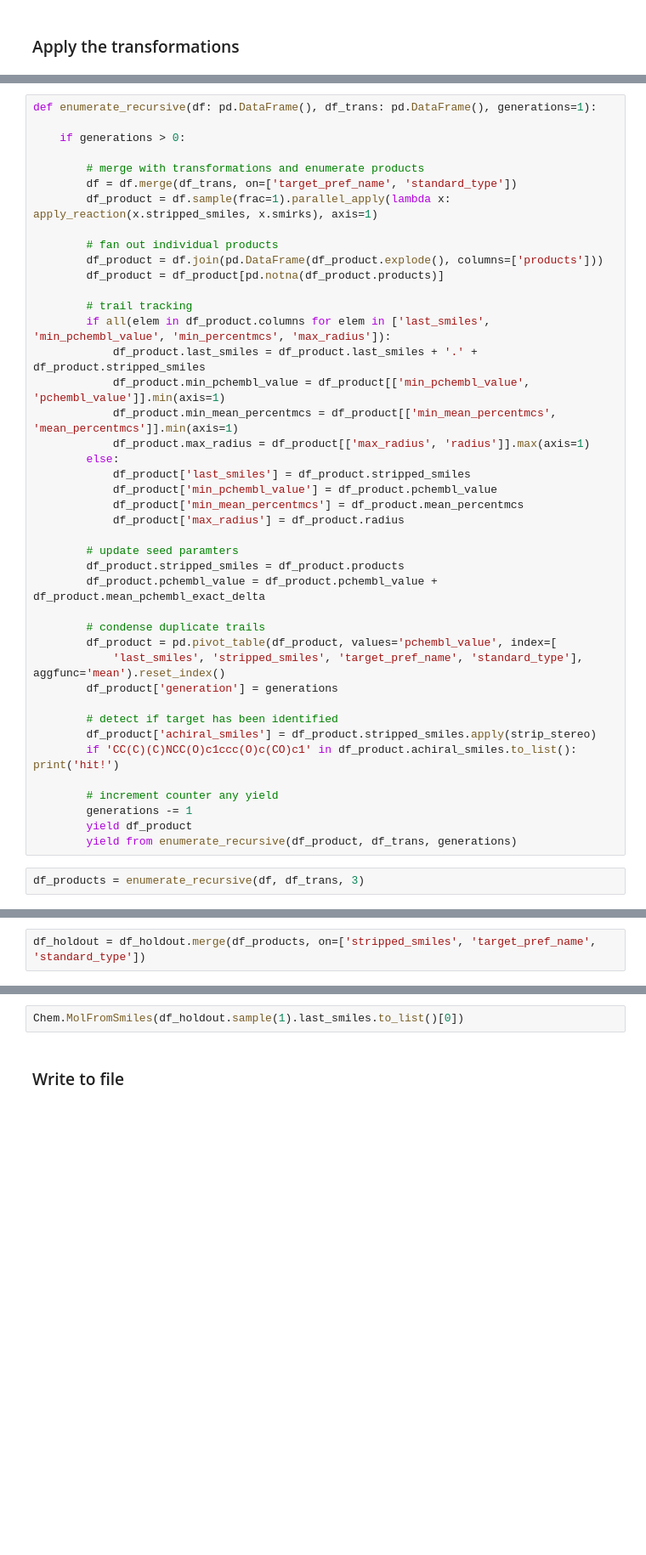
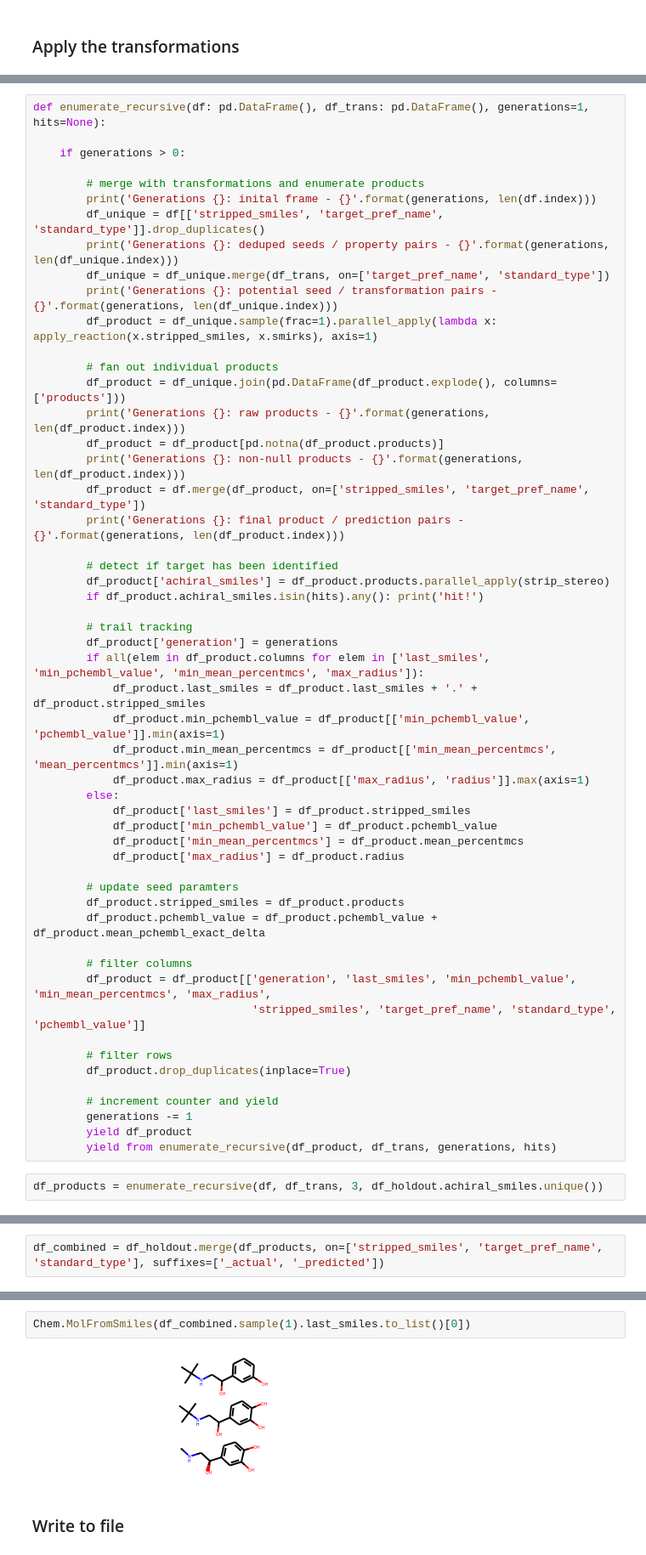
Before and after one commit to warner121/wizepair2, a Jupyter notebook: notebooks/beta2/beta2_agonists_part4.ipynb, the cells around one changed output, grey strips where cells are left out. Shown: that part at 85% size. Cells and saved outputs as stored; diff of their text form; blank space fills up the shorter version.

```diff
--- a/notebooks/beta2/beta2_agonists_part4.ipynb
+++ b/notebooks/beta2/beta2_agonists_part4.ipynb
@@ -42,18 +43,31 @@ def apply_reaction(smiles, smirks):
 # %%
-def enumerate_recursive(df: pd.DataFrame(), df_trans: pd.DataFrame(), generations=1):
+def enumerate_recursive(df: pd.DataFrame(), df_trans: pd.DataFrame(), generations=1, hits=None):
 
     if generations > 0:
 
         # merge with transformations and enumerate products
-        df = df.merge(df_trans, on=['target_pref_name', 'standard_type'])
-        df_product = df.sample(frac=1).parallel_apply(lambda x: apply_reaction(x.stripped_smiles, x.smirks), axis=1)
+        print('Generations {}: inital frame - {}'.format(generations, len(df.index)))
+        df_unique = df[['stripped_smiles', 'target_pref_name', 'standard_type']].drop_duplicates()
+        print('Generations {}: deduped seeds / property pairs - {}'.format(generations, len(df_unique.index)))
+        df_unique = df_unique.merge(df_trans, on=['target_pref_name', 'standard_type'])
+        print('Generations {}: potential seed / transformation pairs - {}'.format(generations, len(df_unique.index)))
+        df_product = df_unique.sample(frac=1).parallel_apply(lambda x: apply_reaction(x.stripped_smiles, x.smirks), axis=1)
 
         # fan out individual products
-        df_product = df.join(pd.DataFrame(df_product.explode(), columns=['products']))
+        df_product = df_unique.join(pd.DataFrame(df_product.explode(), columns=['products']))
+        print('Generations {}: raw products - {}'.format(generations, len(df_product.index)))
         df_product = df_product[pd.notna(df_product.products)]
+        print('Generations {}: non-null products - {}'.format(generations, len(df_product.index)))
+        df_product = df.merge(df_product, on=['stripped_smiles', 'target_pref_name', 'standard_type'])
+        print('Generations {}: final product / prediction pairs - {}'.format(generations, len(df_product.index)))
+
+        # detect if target has been identified
+        df_product['achiral_smiles'] = df_product.products.parallel_apply(strip_stereo)
+        if df_product.achiral_smiles.isin(hits).any(): print('hit!')
 
         # trail tracking
-        if all(elem in df_product.columns for elem in ['last_smiles', 'min_pchembl_value', 'min_percentmcs', 'max_radius']):
+        df_product['generation'] = generations
+        if all(elem in df_product.columns for elem in ['last_smiles', 'min_pchembl_value', 'min_mean_percentmcs', 'max_radius']):
             df_product.last_smiles = df_product.last_smiles + '.' + df_product.stripped_smiles
             df_product.min_pchembl_value = df_product[['min_pchembl_value', 'pchembl_value']].min(axis=1)
             df_product.min_mean_percentmcs = df_product[['min_mean_percentmcs', 'mean_percentmcs']].min(axis=1)
@@ -68,21 +82,19 @@ def enumerate_recursive(df: pd.DataFrame(), df_trans: pd.DataFrame(), generation
         df_product.stripped_smiles = df_product.products
         df_product.pchembl_value = df_product.pchembl_value + df_product.mean_pchembl_exact_delta
 
-        # condense duplicate trails
-        df_product = pd.pivot_table(df_product, values='pchembl_value', index=[
-            'last_smiles', 'stripped_smiles', 'target_pref_name', 'standard_type'], aggfunc='mean').reset_index()
-        df_product['generation'] = generations
+        # filter columns
+        df_product = df_product[['generation', 'last_smiles', 'min_pchembl_value', 'min_mean_percentmcs', 'max_radius',
+                                 'stripped_smiles', 'target_pref_name', 'standard_type', 'pchembl_value']]
 
-        # detect if target has been identified
-        df_product['achiral_smiles'] = df_product.stripped_smiles.apply(strip_stereo)
-        if 'CC(C)(C)NCC(O)c1ccc(O)c(CO)c1' in df_product.achiral_smiles.to_list(): print('hit!')
+        # filter rows
+        df_product.drop_duplicates(inplace=True)
 
-        # increment counter any yield
+        # increment counter and yield
         generations -= 1
         yield df_product
-        yield from enumerate_recursive(df_product, df_trans, generations)
+        yield from enumerate_recursive(df_product, df_trans, generations, hits)
 # %%
-df_products = enumerate_recursive(df, df_trans, 3)
+df_products = enumerate_recursive(df, df_trans, 3, df_holdout.achiral_smiles.unique())
 # %%
 df_products = pd.concat([x for x in df_products])
 # %% [output]
@@ -113,2 +127,2 @@ df_holdout = pd.read_csv('beta2_agonists_stripped_holdout.csv')
 # %%
-df_holdout = df_holdout.merge(df_products, on=['stripped_smiles', 'target_pref_name', 'standard_type'])
+df_combined = df_holdout.merge(df_products, on=['stripped_smiles', 'target_pref_name', 'standard_type'], suffixes=['_actual', '_predicted'])
@@ -115,5 +144,7 @@ df_holdout = df_holdout.merge(df_products, on=['stripped_smiles', 'target_pref_n
 # %%
-Chem.MolFromSmiles(df_holdout.sample(1).last_smiles.to_list()[0])
+Chem.MolFromSmiles(df_combined.sample(1).last_smiles.to_list()[0])
+# %% [output]
+[figure, added]
 # %% [markdown]
 ### Write to file
 # %%
```
Also changed, not shown: parts of 6 cells of this notebook.
